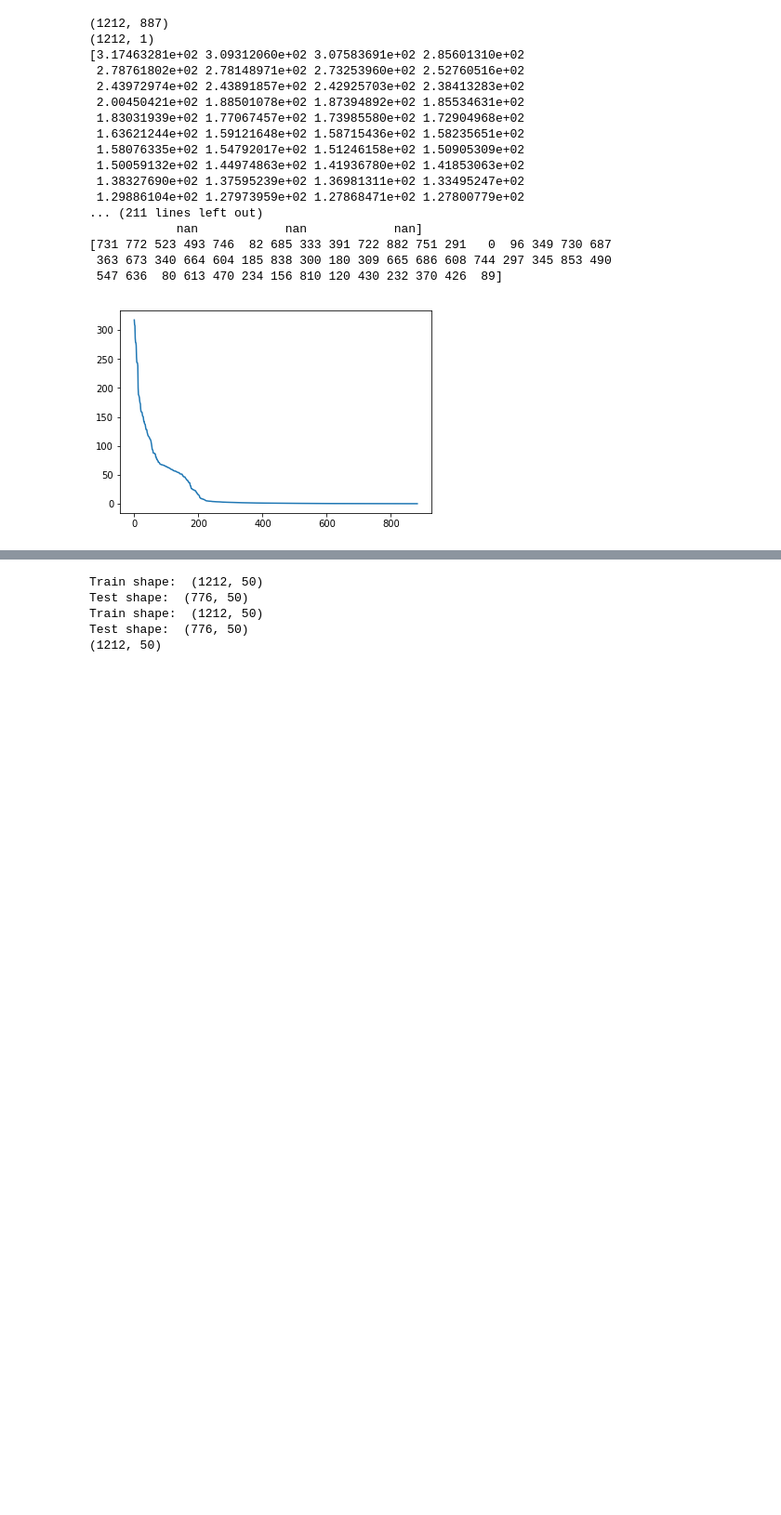
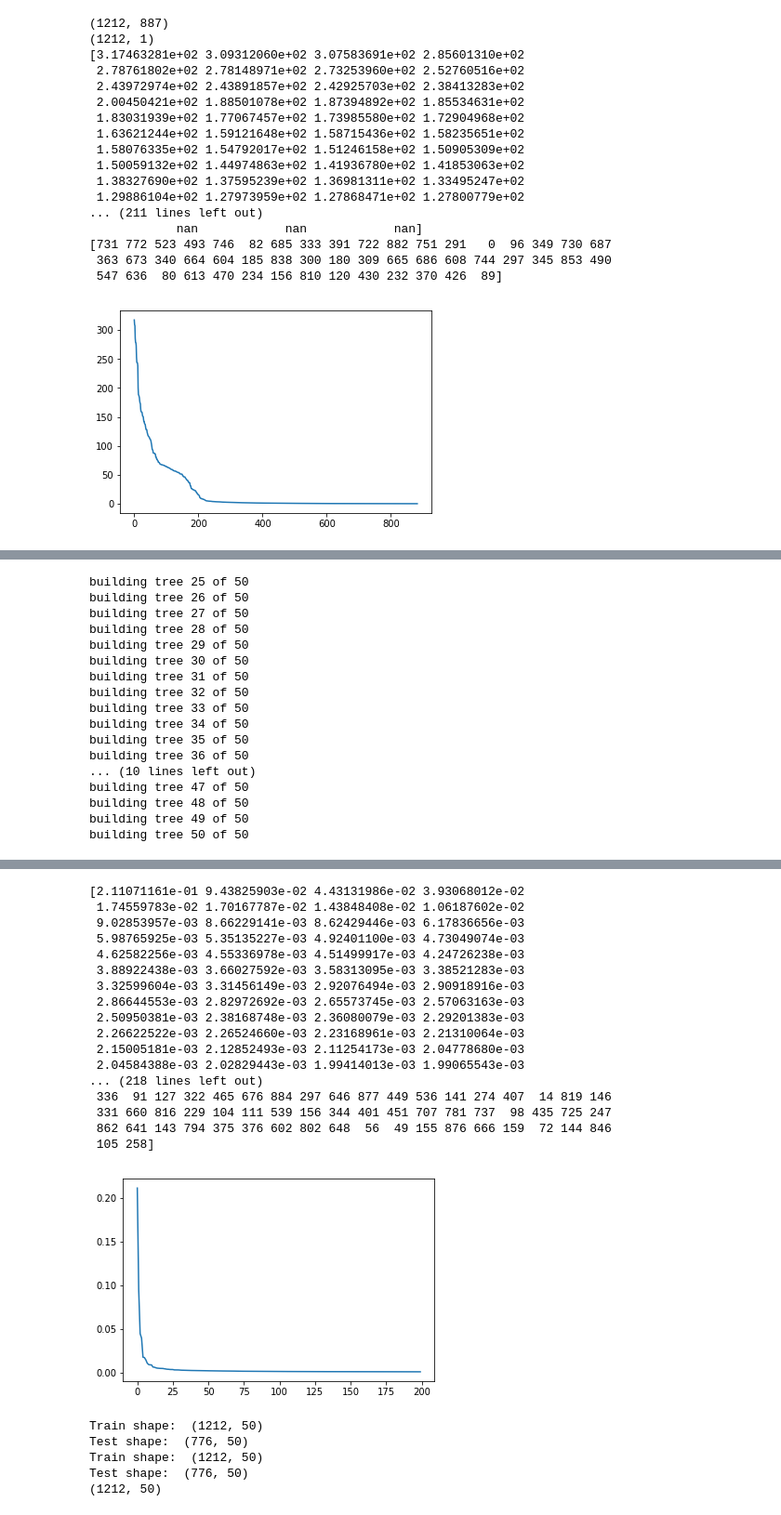
Before and after one commit to alexus37/AML-18, a Jupyter notebook: task1/fv_fregression_MLP.ipynb, the cells around one changed output, grey strips where cells are left out. Shown at 93% size. Saved outputs shown, nothing was run; the diff lists cells and outputs as text; code cells hidden in the pictures; blank space fills up the shorter version.

```diff
--- a/task1/fv_fregression_MLP.ipynb
+++ b/task1/fv_fregression_MLP.ipynb
@@ -33,7 +33,7 @@ print("\nTest Data\n")
 
 test_data =  pd.read_csv(TEST_FILE_PATH)
 id_test = test_data.columns[0]
-test_data.drop(test_data.columns[0], axis=1, inplace=True)
+#test_data.drop(test_data.columns[0], axis=1, inplace=True)
 # %% [output]
 Train Data
 
@@ -111,3 +108,21 @@ print(indices)
  363 673 340 664 604 185 838 300 180 309 665 686 608 744 297 345 853 490
  547 636  80 613 470 234 156 810 120 430 232 370 426  89]
 [figure]
+# %%
+#Extract feature importance of Random Forest & find intersection with f_regression one
+
+n_features_rf = 100
+
+rf = RandomForestRegressor(n_jobs=-1, n_estimators=50, verbose=3)
+rf.fit(X_train_scaled,Y_train)
+
+scores = list(rf.feature_importances_)
+my_rf_features = np.asarray(scores)
+print(-1*np.sort(-1*my_rf_features))
+#print(-1*np.sort(myarray-1))
+plt.plot((-1*np.sort(-1*my_rf_features))[0:200])
+
+indices_rf = my_rf_features.argsort()[-200:][::-1]
+print(indices_rf)
+#print(-1*np.sort(-1*rf.feature_importances_));
+# %% [output]
@@ -113,0 +147,17 @@ print(indices)
+building tree 25 of 50
+building tree 26 of 50
+building tree 27 of 50
+building tree 28 of 50
+building tree 29 of 50
+building tree 30 of 50
+building tree 31 of 50
+building tree 32 of 50
+building tree 33 of 50
+building tree 34 of 50
+building tree 35 of 50
+building tree 36 of 50
+... (10 lines left out)
+building tree 47 of 50
+building tree 48 of 50
+building tree 49 of 50
+building tree 50 of 50
@@ -113,0 +165,18 @@ print(indices)
+[2.11071161e-01 9.43825903e-02 4.43131986e-02 3.93068012e-02
+ 1.74559783e-02 1.70167787e-02 1.43848408e-02 1.06187602e-02
+ 9.02853957e-03 8.66229141e-03 8.62429446e-03 6.17836656e-03
+ 5.98765925e-03 5.35135227e-03 4.92401100e-03 4.73049074e-03
+ 4.62582256e-03 4.55336978e-03 4.51499917e-03 4.24726238e-03
+ 3.88922438e-03 3.66027592e-03 3.58313095e-03 3.38521283e-03
+ 3.32599604e-03 3.31456149e-03 2.92076494e-03 2.90918916e-03
+ 2.86644553e-03 2.82972692e-03 2.65573745e-03 2.57063163e-03
+ 2.50950381e-03 2.38168748e-03 2.36080079e-03 2.29201383e-03
+ 2.26622522e-03 2.26524660e-03 2.23168961e-03 2.21310064e-03
+ 2.15005181e-03 2.12852493e-03 2.11254173e-03 2.04778680e-03
+ 2.04584388e-03 2.02829443e-03 1.99414013e-03 1.99065543e-03
+... (218 lines left out)
+ 336  91 127 322 465 676 884 297 646 877 449 536 141 274 407  14 819 146
+ 331 660 816 229 104 111 539 156 344 401 451 707 781 737  98 435 725 247
+ 862 641 143 794 375 376 602 802 648  56  49 155 876 666 159  72 144 846
+ 105 258]
+[figure, added]
```
Also changed, not shown: parts of 11 cells of this notebook.
